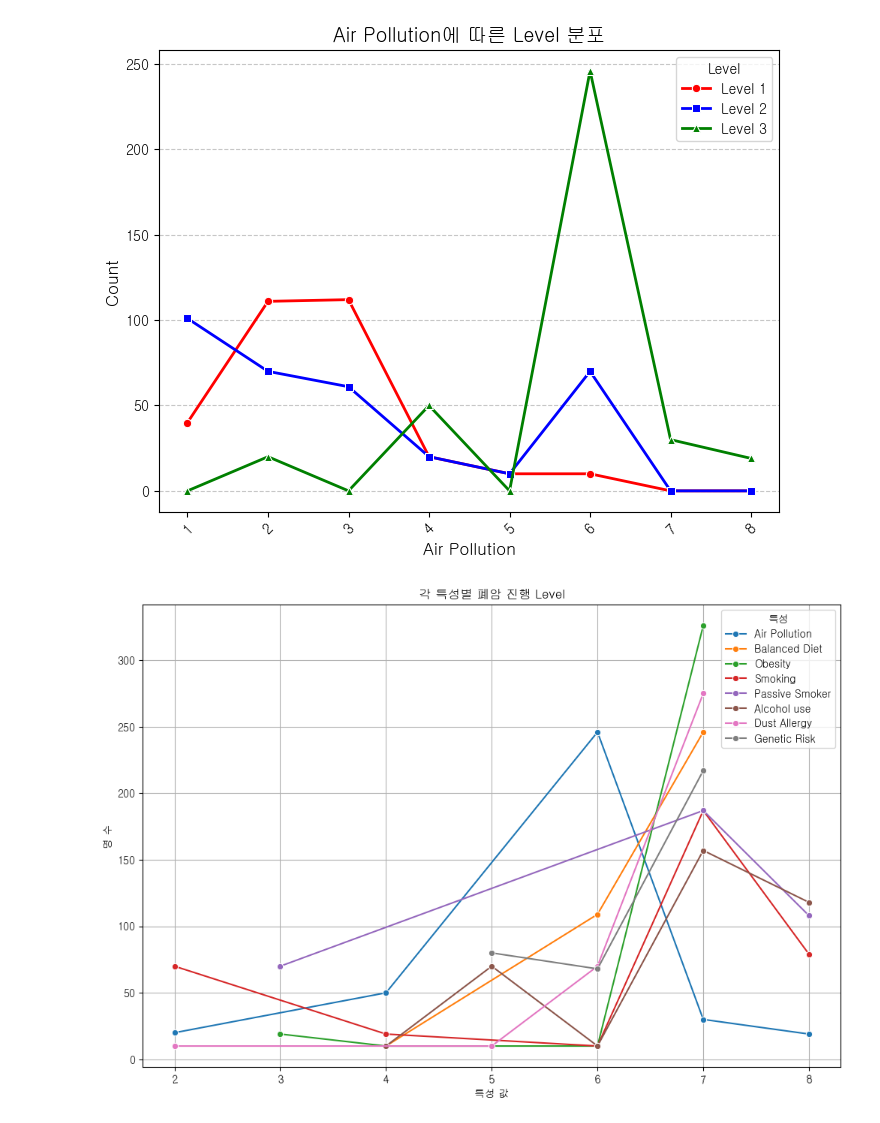
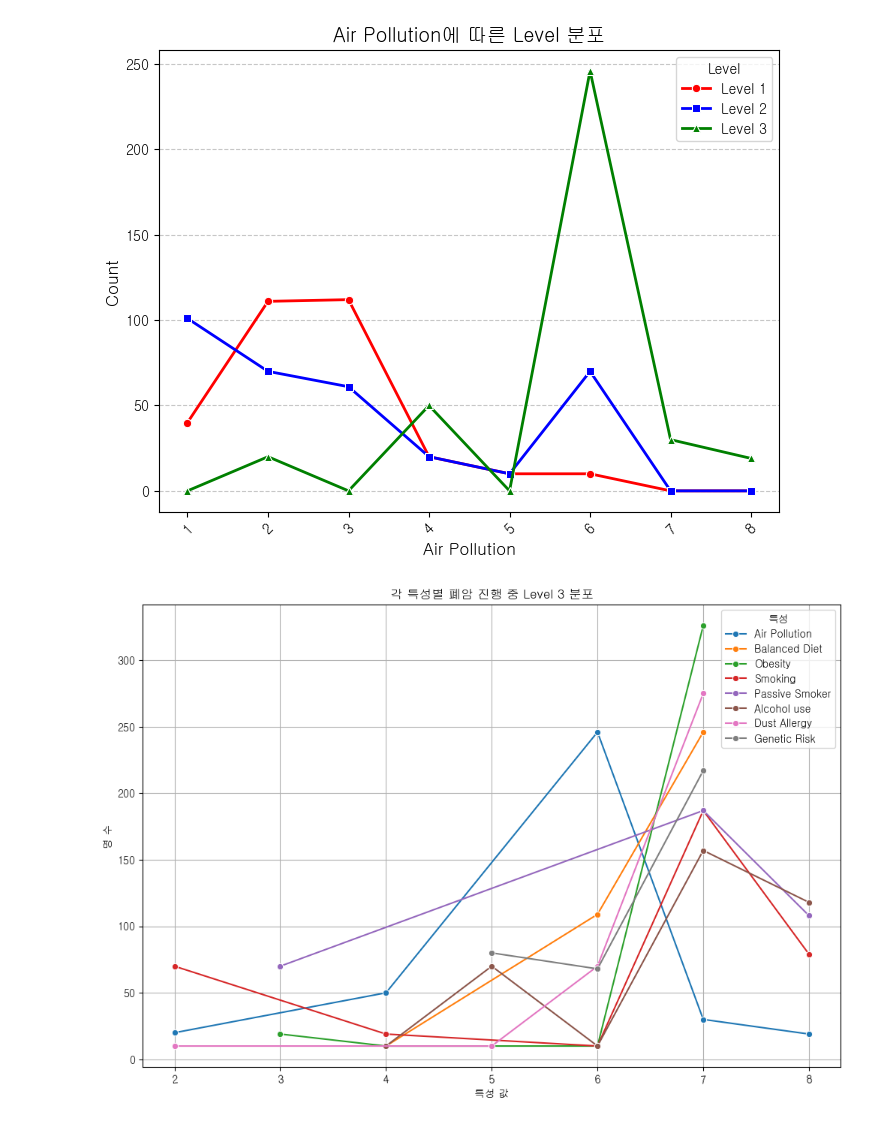
Before and after one commit to encore-SKN11/ML-3Team, a Jupyter notebook: eda.ipynb, the cells around one changed output. Drawn from its saved outputs; the diff is of its cells as text; code cells hidden in the pictures.

```diff
--- a/eda.ipynb
+++ b/eda.ipynb
@@ -477,22 +477,22 @@ plt.show()
 # %%
 # Level 3인 환자 필터링
 lv_3 = related_df[related_df['Level'] == 3]
 
 # 시각화할 컬럼들
 columns_to_plot = ['Air Pollution', 'Balanced Diet', 'Obesity', 'Smoking', 'Passive Smoker', 'Alcohol use', 'Dust Allergy', 'Genetic Risk']
 
 # 하나의 그래프로 모든 컬럼 시각화
 plt.figure(figsize=(12, 8))
 for col in columns_to_plot:
     value_counts = lv_3[col].value_counts().sort_index()
     sns.lineplot(x=value_counts.index, y=value_counts.values, marker='o', label=col)
 
-plt.title('각 특성별 폐암 진행 Level')
+plt.title('각 특성별 폐암 진행 중 Level 3 분포')
 plt.xlabel('특성 값')
 plt.ylabel('명 수')
 plt.xticks(rotation=5)
 plt.legend(title='특성')
 plt.grid(True)
 plt.show()
 # %% [output]
-[figure, old version]
+[figure, new version]
```
